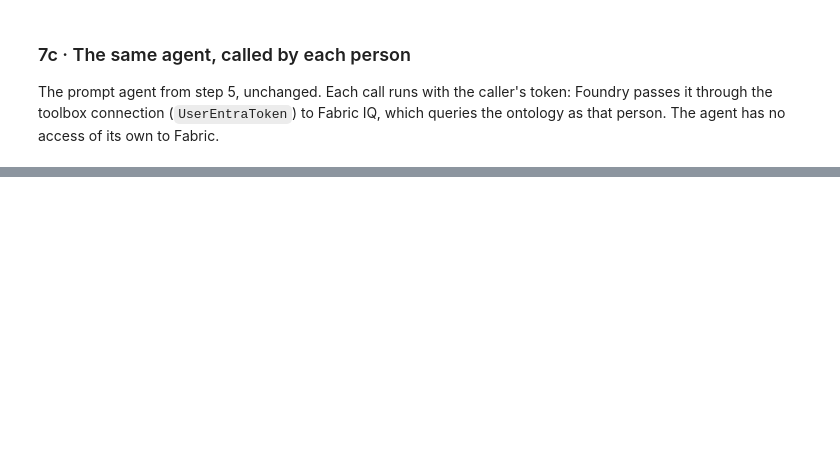
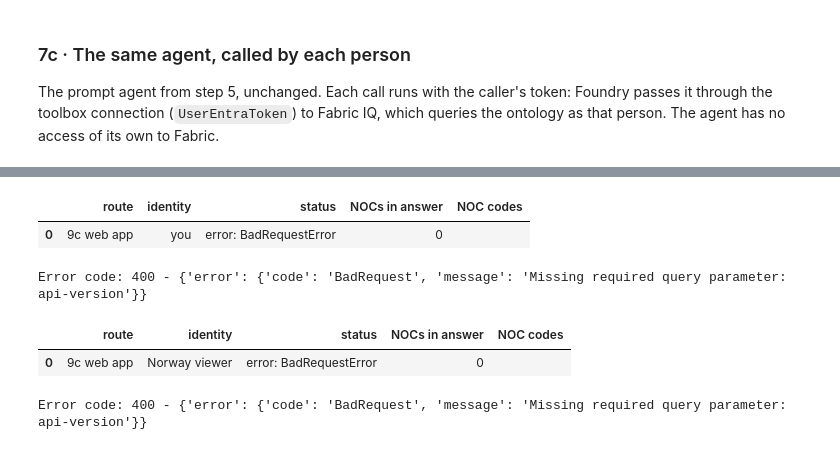
Before and after one commit to strudel0209/Microsoft-Foundry-What-s-New-and-Deep-Dive-Kit, a Jupyter notebook: foundry-demo-9-fabric-iq-and-foundry-iq-agents.ipynb, the cells around one changed output, grey strips where cells are left out. Drawn from its saved outputs; the diff is of its cells as text; code cells hidden in the pictures; blank space fills up the shorter version.

```diff
--- a/foundry-demo-9-fabric-iq-and-foundry-iq-agents.ipynb
+++ b/foundry-demo-9-fabric-iq-and-foundry-iq-agents.ipynb
@@ -1620,0 +1757,33 @@ Source: https://learn.microsoft.com/en-us/fabric/onelake/security/table-column-r
+# %%
+from azure.identity import get_bearer_token_provider
+from openai import OpenAI, OpenAIError
+
+AGENT_OPENAI_URL = f"{FOUNDRY_PROJECT_ENDPOINT.rstrip('/')}/agents/{PROMPT_AGENT}/endpoint/protocols/openai"   # verify https://learn.microsoft.com/en-us/azure/foundry/agents/how-to/configure-agent
+
+if AGENTS_LIVE:
+    if "permission_row" not in globals():
+        raise RuntimeError("Run the first cell of step 7 first: it signs in the test user and defines the answer check.")
+    # CHARGEABLE: one agent run per person (model tokens, ontology queries)
+    for who, cred in (identities if PERMISSIONS_LIVE else {"you": credential}).items():
+        web_app = OpenAI(
+            base_url=AGENT_OPENAI_URL,
+            default_query={"api-version": "v1"},
+            max_retries=0,
+            timeout=PERMISSION_TIMEOUT_SECONDS,
+            api_key=get_bearer_token_provider(
+                cred, "https://ai.azure.com/.default"
+    ),
+)
+        try:
+            answer = web_app.responses.create(input=PERMISSION_QUESTION)
+            display(pd.DataFrame([permission_row("9c web app", who, answer.status, answer.output_text)]))
+        except OpenAIError as e:
+            display(pd.DataFrame([permission_row("9c web app", who, f"error: {type(e).__name__}", "")]))
+            print(str(e)[:500])
+# %% [output]
+|  | route | identity | status | NOCs in answer | NOC codes |
+| 0 | 9c web app | you | error: BadRequestError | 0 |  |
+Error code: 400 - {'error': {'code': 'BadRequest', 'message': 'Missing required query parameter: api-version'}}
+|  | route | identity | status | NOCs in answer | NOC codes |
+| 0 | 9c web app | Norway viewer | error: BadRequestError | 0 |  |
+Error code: 400 - {'error': {'code': 'BadRequest', 'message': 'Missing required query parameter: api-version'}}
```
Also changed, not shown: parts of 29 cells of this notebook, 4 other files.
